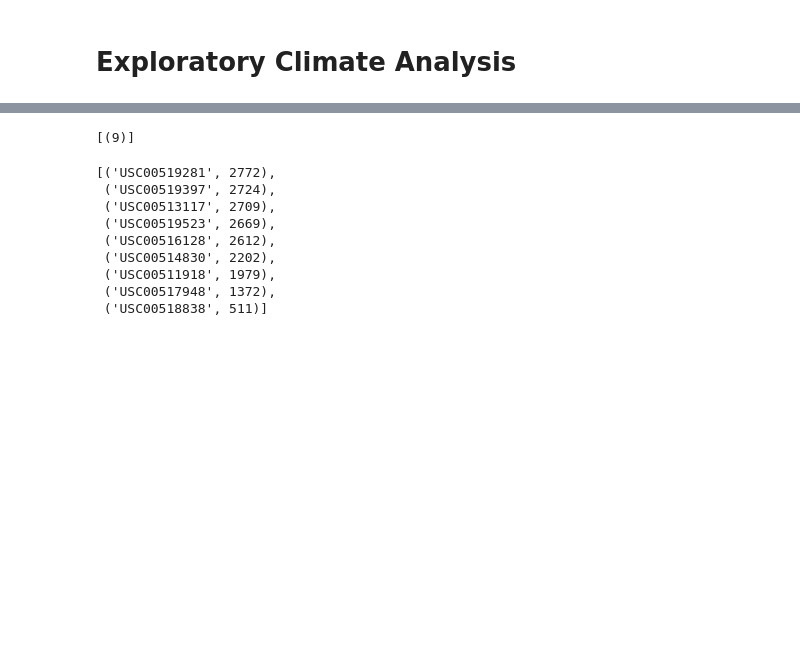
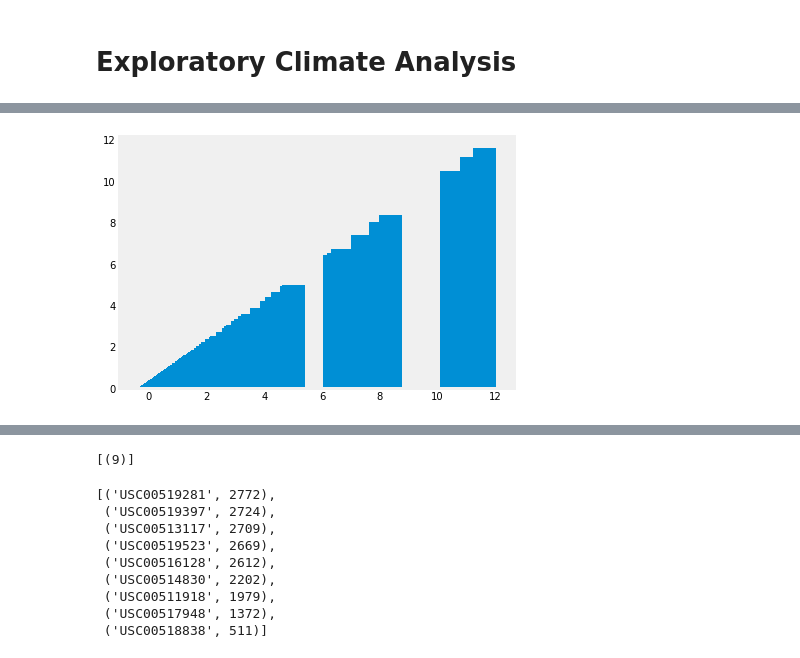
Before and after one commit to jamiediaz/HW08_SQLAlchemy, a Jupyter notebook: climate_starter.ipynb, the cells around one changed output, grey strips where cells are left out. Cells and saved outputs as stored; diff of their text form; code cells hidden in the pictures; blank space fills up the shorter version.

Commit message:
won't graph right

```diff
--- a/climate_starter.ipynb
+++ b/climate_starter.ipynb
@@ -101,0 +79,4 @@ m_results
+# %%
+m_results_df['date'] = m_results_df['date'].str.replace("-","").astype(int)
+m_results_df.sort_values(by=['date'], ascending=False)
+m_results_df.head()
@@ -101,0 +90,4 @@ m_results
+# %%
+precip_12_df = m_results_df[(m_results_df.date <= 20170823) & (m_results_df.date > 20160924)]
+
+precip_12_df.head()
@@ -101,0 +101,3 @@ m_results
+# %%
+precip_12 = precip_12_df.groupby('date')['prcp'].sum()
+precip_12
@@ -102,3 +122,16 @@ m_results
+# %%
+
+bars = precip_12
+x_axis = precip_12
+# %%
+plt.bar(x_axis, bars)
+# tick_locations = [value for value in x_axis]
+# plt.xticks(tick_locations, rotation = 90)
+plt.grid()
+plt.tight_layout()
+plt.show()
+# %% [output]
+[figure, added]
 # %% [markdown]
 ![precipitation](Images/precipitation.png)
 # %%
```
Also changed, not shown: parts of 6 cells of this notebook.
